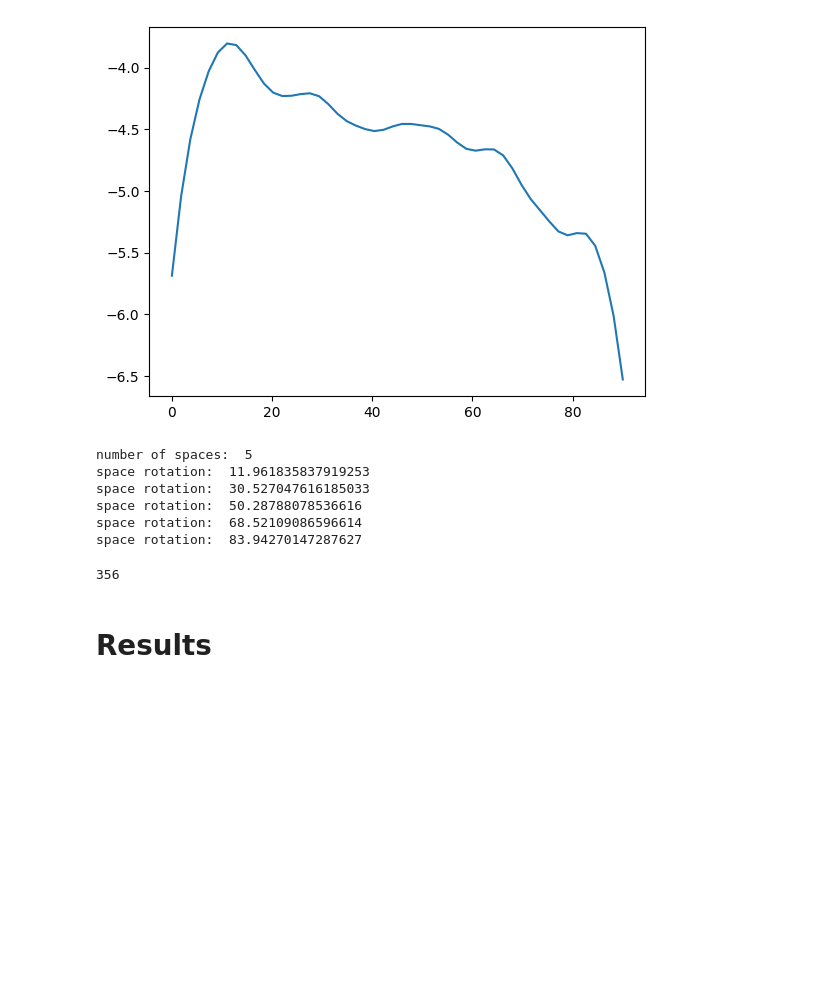
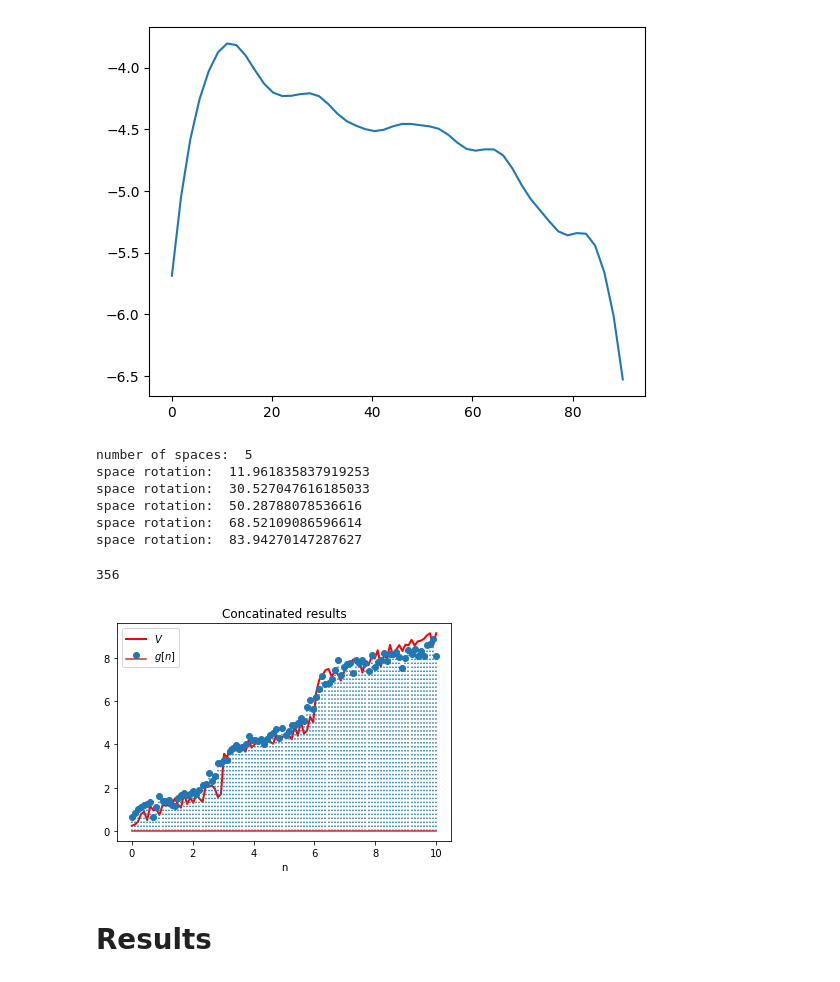
Before and after one commit to PRigas96/nMANN, a Jupyter notebook: jup_not/main.ipynb, the cells around one changed output. Cells and saved outputs as stored; diff of their text form; code cells hidden in the pictures; blank space fills up the shorter version.

```diff
--- a/main.ipynb
+++ b/jup_not/main.ipynb
@@ -713,6 +727,82 @@ for p in range(len(points)):
     #print("=======================================")
 
 print("Accuracy is", acc/num_of_points*100, "%")
+# %%
+# x[n] = x[0] + n * w
+# improts
+import numpy as np
+import matplotlib.pyplot as plt
+import scipy.signal as sig
+
+# where a,b,c are constants and n0,n1 are integers
+# and x[n] is the input signal and u[n] is the unit step function
+# and n is the discrete time index
+# we will use the following values for a,b,c,n0,n1,x[0],w
+a = 0.5
+b = 1.5
+c = 2
+n0 = 3
+n1 = 6
+x0 = 1
+w = 1
+# lets create the input signal
+# get 100 samples from 0 to 1
+n = np.linspace(0, 10, 100)
+#n = np.arange(0, 10)
+x = x0 + n * w
+# lets create the unit step function
+u = np.zeros(len(n))
+u[n0*10:] = 1
+u1 = np.zeros(len(n))
+u1[n1*10:] = 1
+# create the analog version
+a1 = 0.3
+b1 = 1
+s01 = 2
+s11 = 2.5
+x01 = 3
+x11 = 6.2
+
+
+# define a sigmoide function
+def sigmoid(x):
+    return 1/(1+0.4*np.exp(-4*x))
+
+# define the function
+
+
+def f(x):
+    return a1*x+b1+s01*sigmoid(x-x01)+s11*sigmoid(x-x11)
+
+
+# lets create the output signal
+# put noise to y signal
+y = a*x+b*u+c*u1+np.random.normal(0, 0.2, len(x))
+#y = a * x + b * u + c * u1
+# lets plot the input and output signals
+# plot an analog version of the input signal
+# plot both y[n] and its analog version on same plot
+plt.plot(n, y, label='$V$', color='red', linewidth=2.0)
+# plot analog version of y[n] on same plot
+# give noise to analog
+y1 = f(n)+np.random.normal(0, 0.2, len(n))
+# plot it
+#plt.plot(n, y1, label='Analog y[n]')
+# plut descrete version of y[n] on same plot
+# plot a stem with some opacity
+plt.stem(n, y1, label='$g[n]$', linefmt=':',markerfmt='o')
+#plt.stem(n, y1, label='Sampled y[n]', alpha=0.5)
+# add labels
+plt.xlabel('n')
+#plt.ylabel('$g[n]$', fontsize=15, rotation=0, labelpad=20,
+#           )
+
+plt.title('Concatinated results')
+# limit axis# show plot
+plt.legend()
+plt.show()
+# %% [output]
+[figure, added]
 # %%
 # lets see accuracy
 num_of_points = 10000
```
Also changed, not shown: parts of 4 cells of this notebook, 44 other files.
